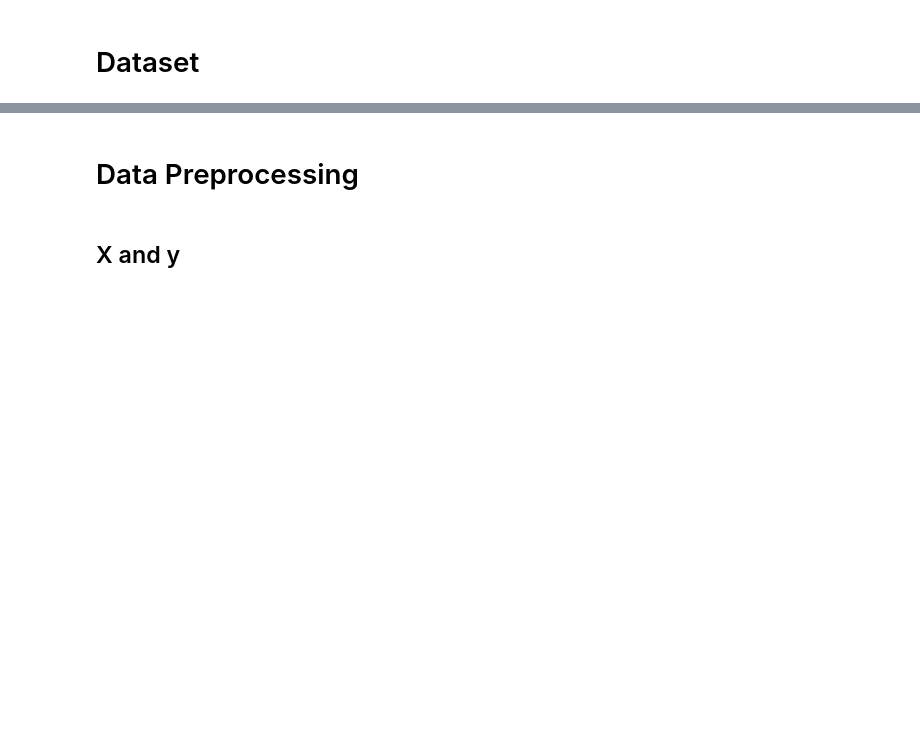
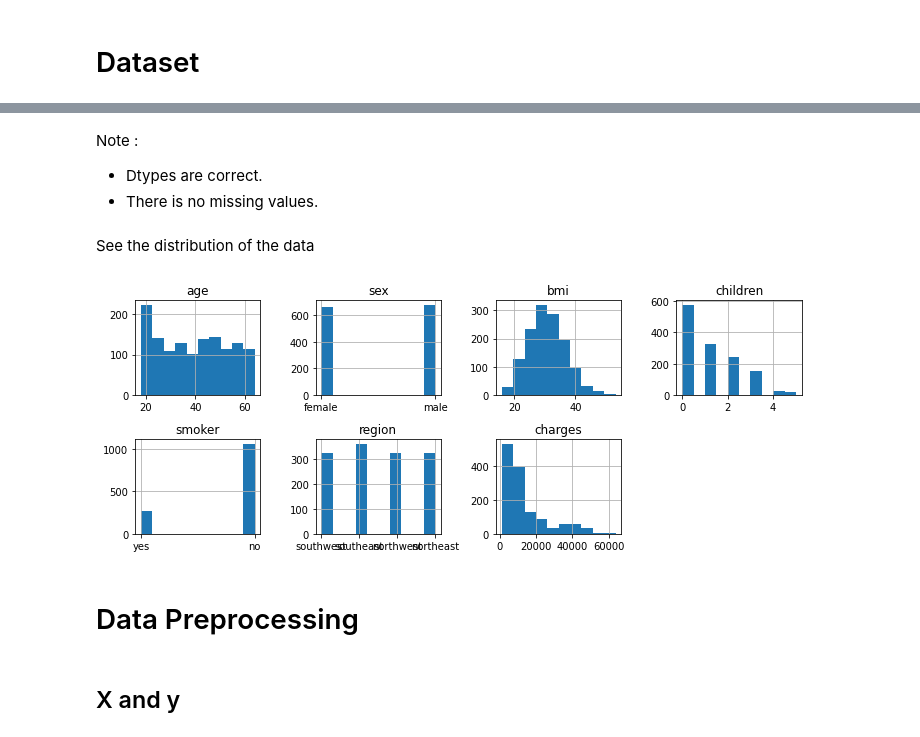
Before and after one commit to WoradeeKongthong/medical_cost_regression, a Jupyter notebook: 09_MedicalCost_ANN.ipynb, the cells around one changed output, grey strips where cells are left out. Saved outputs shown, nothing was run; the diff lists cells and outputs as text; code cells hidden in the pictures; blank space fills up the shorter version.

```diff
--- a/09_MedicalCost_ANN.ipynb
+++ b/09_MedicalCost_ANN.ipynb
@@ -26,3 +45,28 @@ df
+# %% [markdown]
+Note :
+- Dtypes are correct.
+- There is no missing values.
+# %% [markdown]
+See the distribution of the data
+# %%
+rows = 2
+cols = 4
+col = df.columns
+index = 0
+
+fig = plt.figure(figsize=(10,4))
+
+for i in range(len(col)):
+    fig.add_subplot(rows, cols, index+1)
+    df[col[index]].hist()
+    plt.title(col[index])
+    index += 1
+    if index == len(col) :
+      break
+
+plt.tight_layout()
+# %% [output]
+[figure, added]
 # %% [markdown]
 # Data Preprocessing
 # %% [markdown]
```
Also changed, not shown: parts of 47 cells of this notebook.
